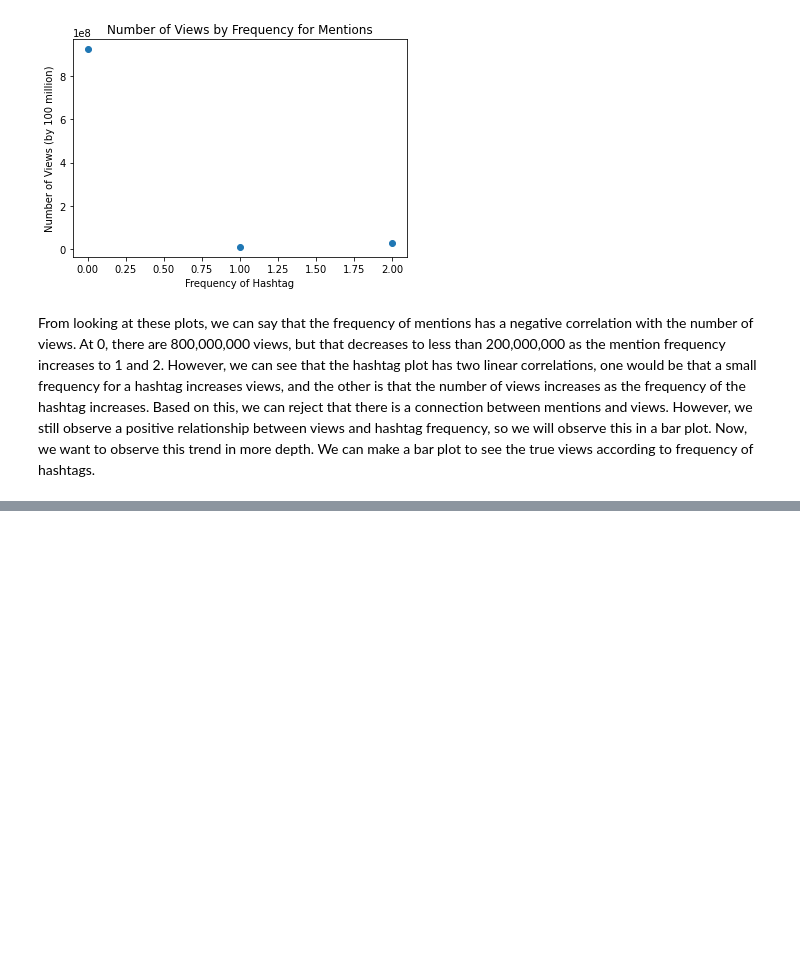
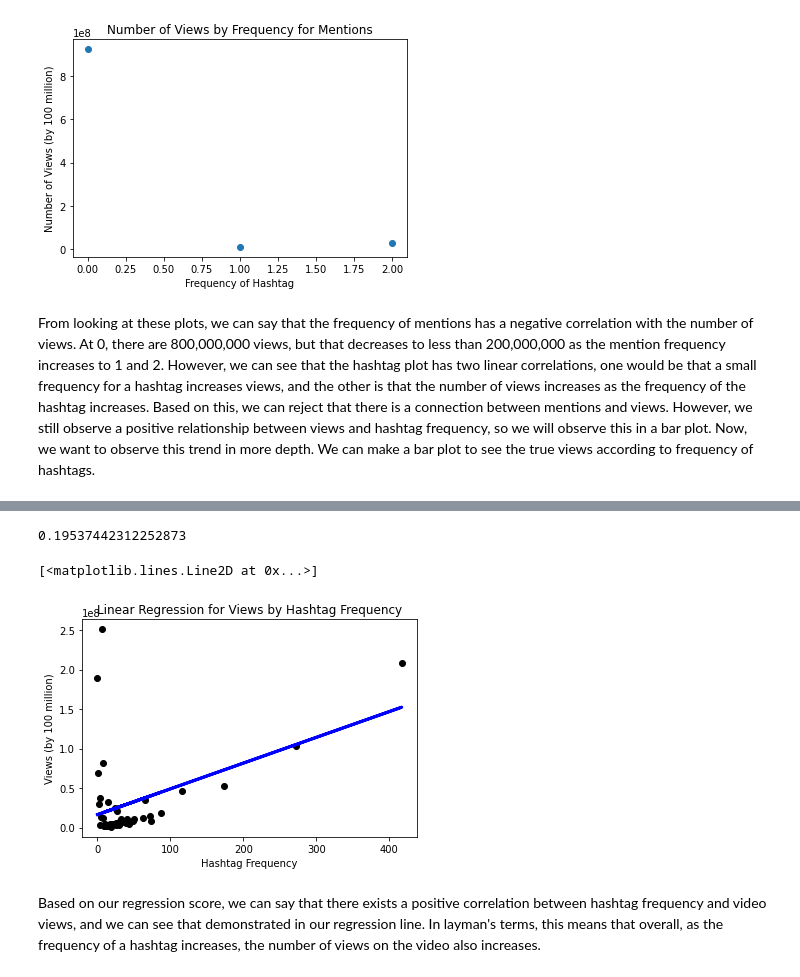
Before and after one commit to kendallpfeifer/TikTokTrending, a Jupyter notebook: Tik Tok Trending Videos Tutorial.ipynb, the cells around one changed output, grey strips where cells are left out. Drawn from its saved outputs; the diff is of its cells as text; code cells hidden in the pictures; blank space fills up the shorter version.

```diff
--- a/Tik Tok Trending Videos Tutorial.ipynb
+++ b/Tik Tok Trending Videos Tutorial.ipynb
@@ -230,0 +234,24 @@ plt.tight_layout()
+# %%
+import numpy as np
+from sklearn.linear_model import LinearRegression
+#create a numpy array for the linear regression, and reshape it to create a 2D array, which
+# is the form of array necessary for a linear regression
+X = np.array(hashtag_freqs).reshape(-1, 1)
+y = hashtag_views
+#fit the regression using our data
+reg = LinearRegression().fit(X, y)
+#print our score, or the linear coefficient.
+print(reg.score(X, y))
+y_pred = reg.predict(X)
+
+plt.title('Linear Regression for Views by Hashtag Frequency')
+plt.xlabel('Hashtag Frequency')
+plt.ylabel('Views (by 100 million)')
+plt.scatter(X, y, color="black")
+plt.plot(X, y_pred, color="blue", linewidth=3)
+# %% [output]
+0.19537442312252873
+[<matplotlib.lines.Line2D at 0x...>]
+[figure, added]
+# %% [markdown]
+Based on our regression score, we can say that there exists a positive correlation between hashtag frequency and video views, and we can see that demonstrated in our regression line. In layman's terms, this means that overall, as the frequency of a hashtag increases, the number of views on the video also increases.
```
Also changed, not shown: parts of 5 cells of this notebook, 1 other file.
